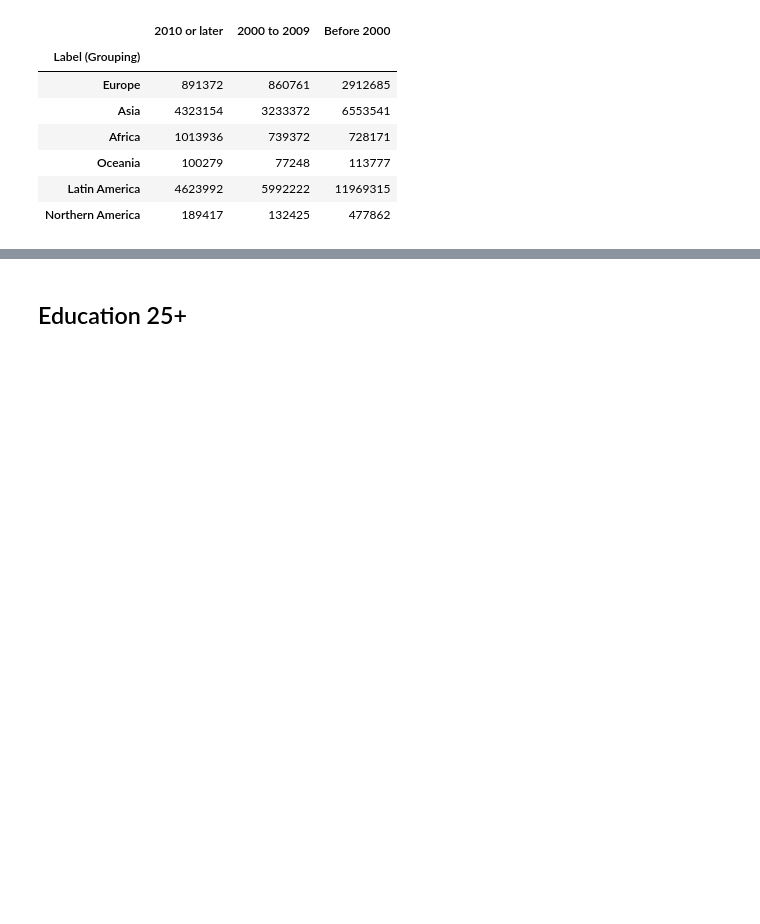
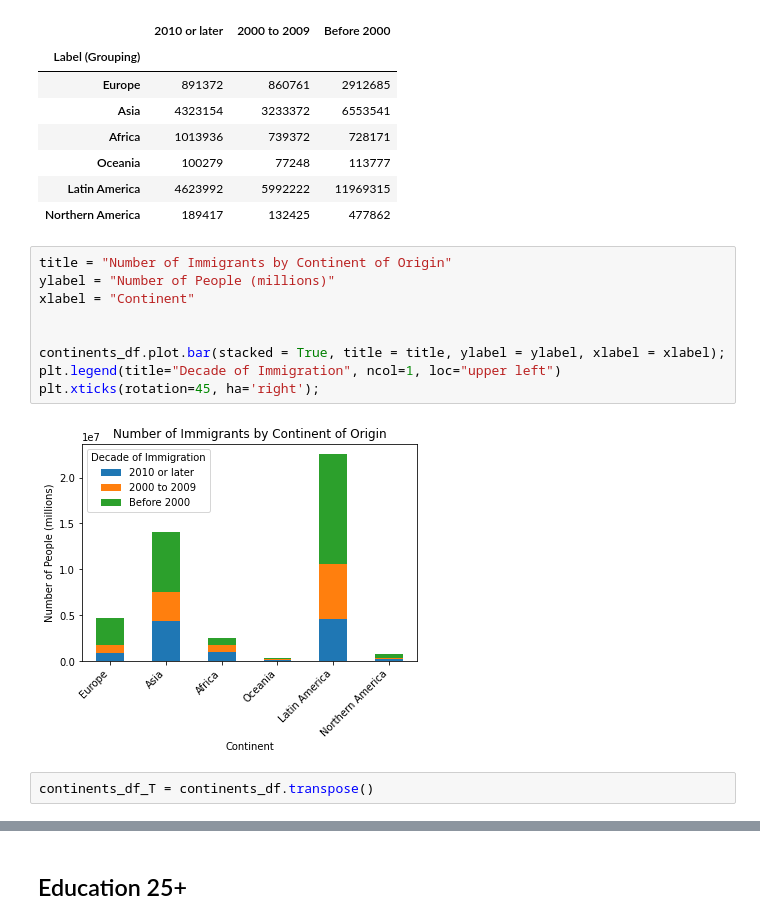
Before and after one commit to halabi93/Immigration-Data-Analysis, a Jupyter notebook: DataAnalysis.ipynb, the cells around one changed output, grey strips where cells are left out. Cells and saved outputs as stored; diff of their text form; blank space fills up the shorter version.

```diff
--- a/DataAnalysis.ipynb
+++ b/DataAnalysis.ipynb
@@ -52,3 +69,16 @@ continents_df.head(6)
 | Oceania | 100279 | 77248 | 113777 |
 | Latin America | 4623992 | 5992222 | 11969315 |
 | Northern America | 189417 | 132425 | 477862 |
+# %%
+title = "Number of Immigrants by Continent of Origin"
+ylabel = "Number of People (millions)"
+xlabel = "Continent"
+
+
+continents_df.plot.bar(stacked = True, title = title, ylabel = ylabel, xlabel = xlabel);
+plt.legend(title="Decade of Immigration", ncol=1, loc="upper left")
+plt.xticks(rotation=45, ha='right');
+# %% [output]
+[figure, added]
+# %%
+continents_df_T = continents_df.transpose()
```
Also changed, not shown: parts of 20 cells of this notebook, 2 other files.
